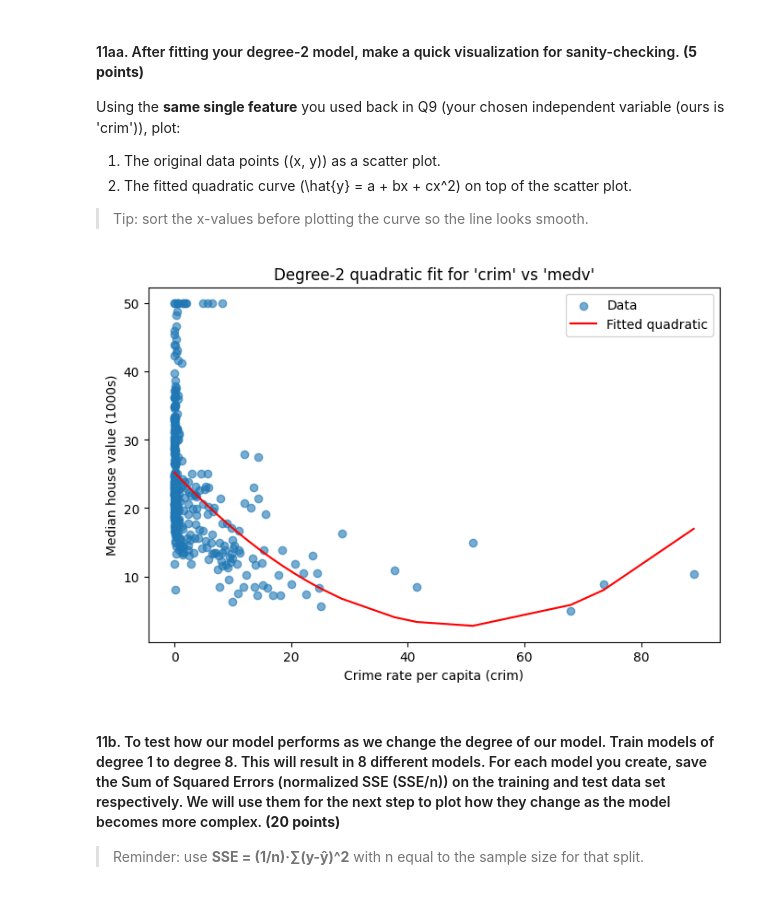
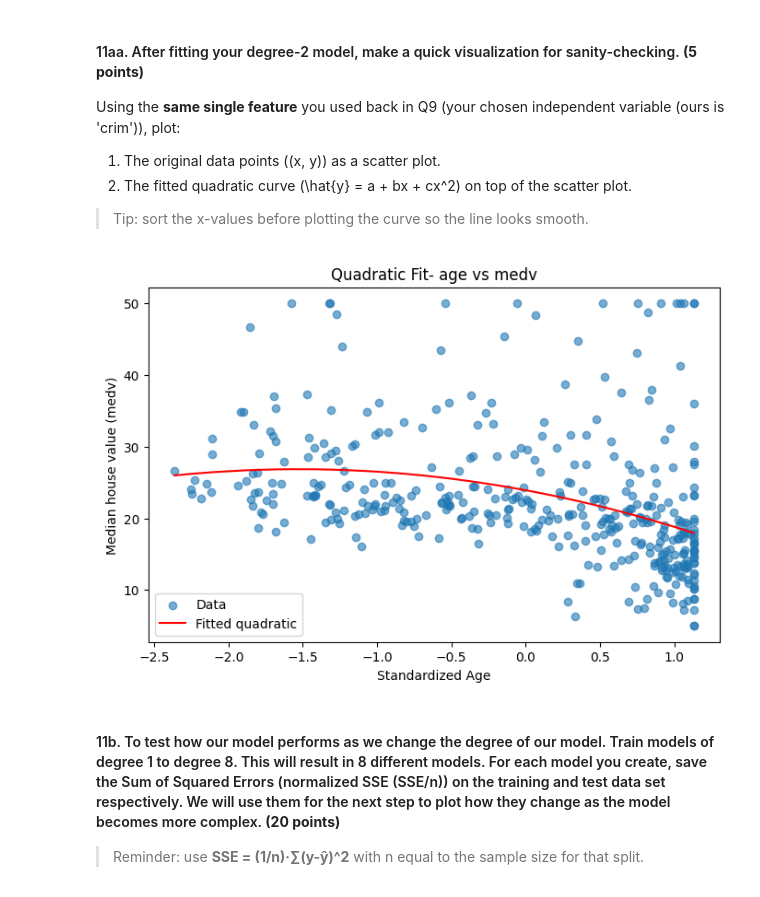
Before and after one commit to alibpowell/project2, a Jupyter notebook: 02_Student_Template_v2.ipynb, the cells around one changed output. Cells and saved outputs as stored; diff of their text form; code cells hidden in the pictures.

```diff
--- a/02_Student_Template_v2.ipynb
+++ b/02_Student_Template_v2.ipynb
@@ -646,34 +654,38 @@ Using the **same single feature** you used back in Q9 (your chosen independent v
 # %%
 # 11aa: Plot datapoints and fitted quadratic yhat = a + b x + c x^2 (for your chosen feature from Q9)
 # TODO: Fill in `x_feature`, `y_true`, and the coefficients a, b, c from your degree-2 fit.
 
-# doing 'crim' as the chosen IV
+# use the same feature from q9 (it was age)
+x_feature = x_train_scaled_age.flatten()
+y_true = y_train.flatten()
 
-x_feature = x_train[:, 0].flatten()  # crim is column 0
-y_true = y_train.flatten()           # median house value
+# build quadratic design matrix
+X_quad = np.column_stack([
+    np.ones_like(x_feature),
+    x_feature,
+    x_feature**2
+])
 
-# creating degree-2 design matrix for this single feature
-X_poly_single = np.column_stack([np.ones_like(x_feature), x_feature, x_feature**2])
+# fit quadratic coeffs
+beta_quad = np.linalg.inv(X_quad.T @ X_quad) @ X_quad.T @ y_true
+a, b, c = beta_quad
 
-# getting OLS coefficients for this single feature quadratic
-beta_single = np.linalg.inv(X_poly_single.T @ X_poly_single) @ X_poly_single.T @ y_true
-a, b, c = beta_single  # intercept, linear, quadratic coefficients
-
-# make a smooth curve for plotting
+# sort x values for smooth curve
 x_sorted = np.sort(x_feature)
 y_curve = a + b * x_sorted + c * x_sorted**2
 
-# plotted!!!
+# plotted!
 plt.figure(figsize=(8,5))
 plt.scatter(x_feature, y_true, alpha=0.6, label="Data")
-plt.plot(x_sorted, y_curve, color='red', label="Fitted quadratic")
-plt.xlabel("Crime rate per capita (crim)")
-plt.ylabel("Median house value (1000s)")
-plt.title("Degree-2 quadratic fit for 'crim' vs 'medv'")
+plt.plot(x_sorted, y_curve, color="red", label="Fitted quadratic")
+
+plt.xlabel("Standardized Age")
+plt.ylabel("Median house value (medv)")
+plt.title("Quadratic Fit- age vs medv")
 plt.legend()
 plt.show()
 # %% [output]
-[figure, old version]
+[figure, new version]
 # %% [markdown]
 #### 11b. To test how our model performs as we change the degree of our model. Train models of degree 1 to degree 8. This will result in 8 different models.  For each model you create, save the Sum of Squared Errors (normalized SSE (SSE/n)) on the training and test data set respectively. We will use them for the next step to plot how they change as the model becomes more complex. **(20 points)**
 
```
Also changed, not shown: parts of 8 cells of this notebook.
